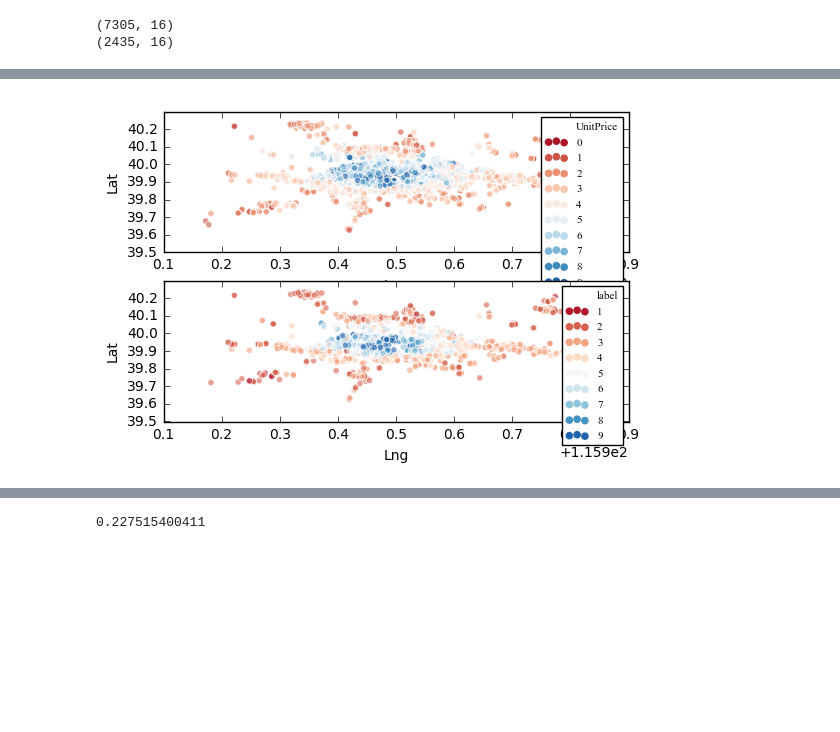
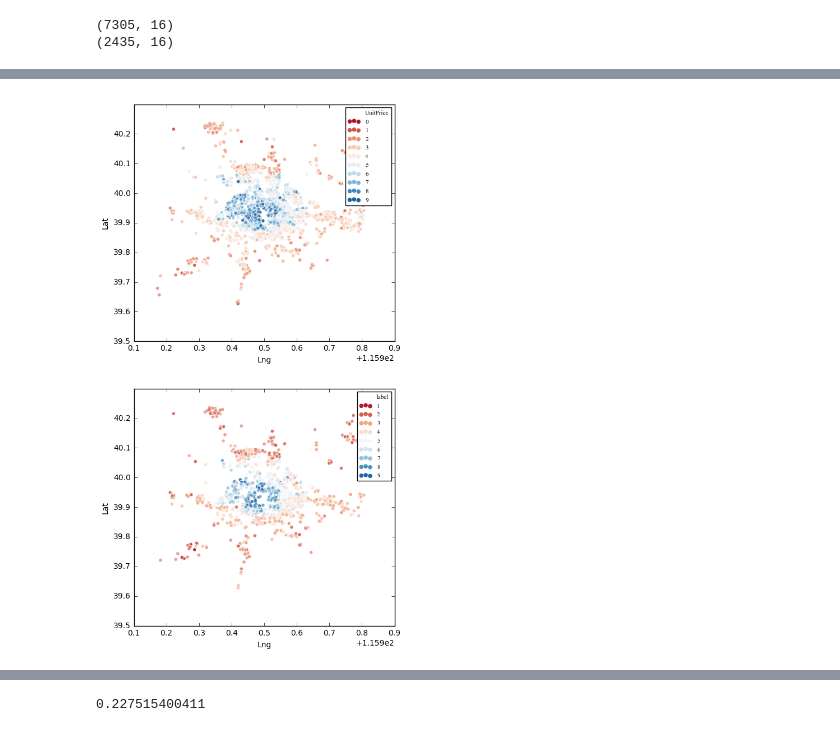
Before and after one commit to SEANHXE/EECS731-Data-Science, a Jupyter notebook: DS Project/demo.ipynb, the cells around one changed output, grey strips where cells are left out. Drawn from its saved outputs; the diff is of its cells as text; code cells hidden in the pictures; blank space fills up the shorter version.

```diff
--- a/DS Project/demo.ipynb
+++ b/DS Project/demo.ipynb
@@ -89,14 +89,15 @@ print(clf.score(X_test, y_test))
 # %%
+plt.figure(figsize=(6,12))
 plotdata["label"] = predict
 plt.subplot(2,1,1)
 sns.scatterplot(x="Lng", y="Lat", hue="UnitPrice", palette=sns.color_palette("RdBu", n_colors=10), data=data, legend="brief", alpha=0.6)
 plt.legend(prop={'family' : 'Times New Roman', 'size': 8})
 plt.subplot(2,1,2)
 sns.scatterplot(x="Lng", y="Lat", hue="label", palette=sns.color_palette("RdBu", n_colors=9), data=plotdata, legend="brief", alpha=0.6)
 plt.legend(prop={'family' : 'Times New Roman', 'size': 8})
 plt.show()
 # %% [output]
-[figure, old version]
+[figure, new version]
 # %%
 from sklearn.ensemble import GradientBoostingClassifier
 clf = GradientBoostingClassifier(n_estimators=150, learning_rate=0.2, max_depth=5)
```
Also changed, not shown: parts of 11 cells of this notebook, 1 other file.
